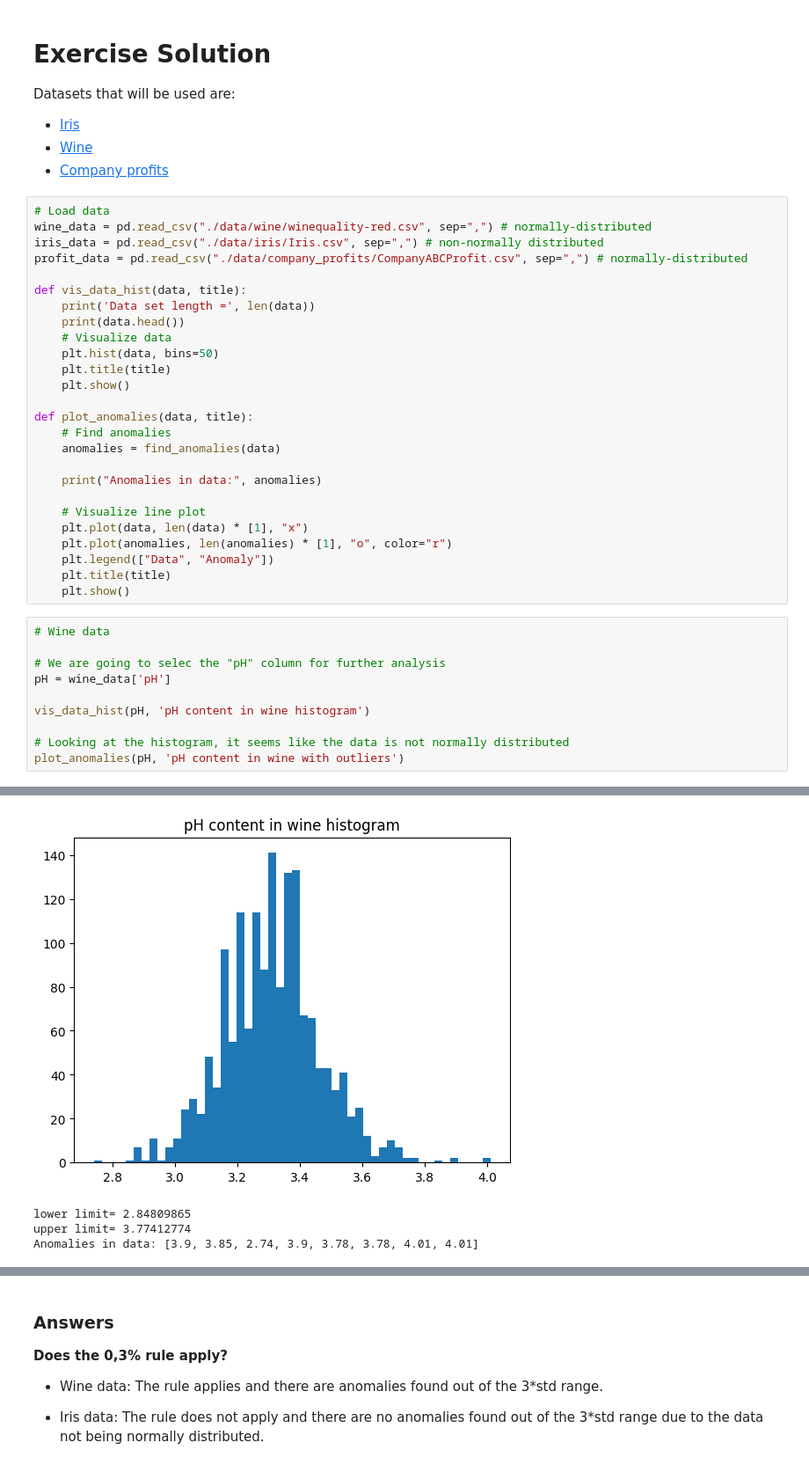
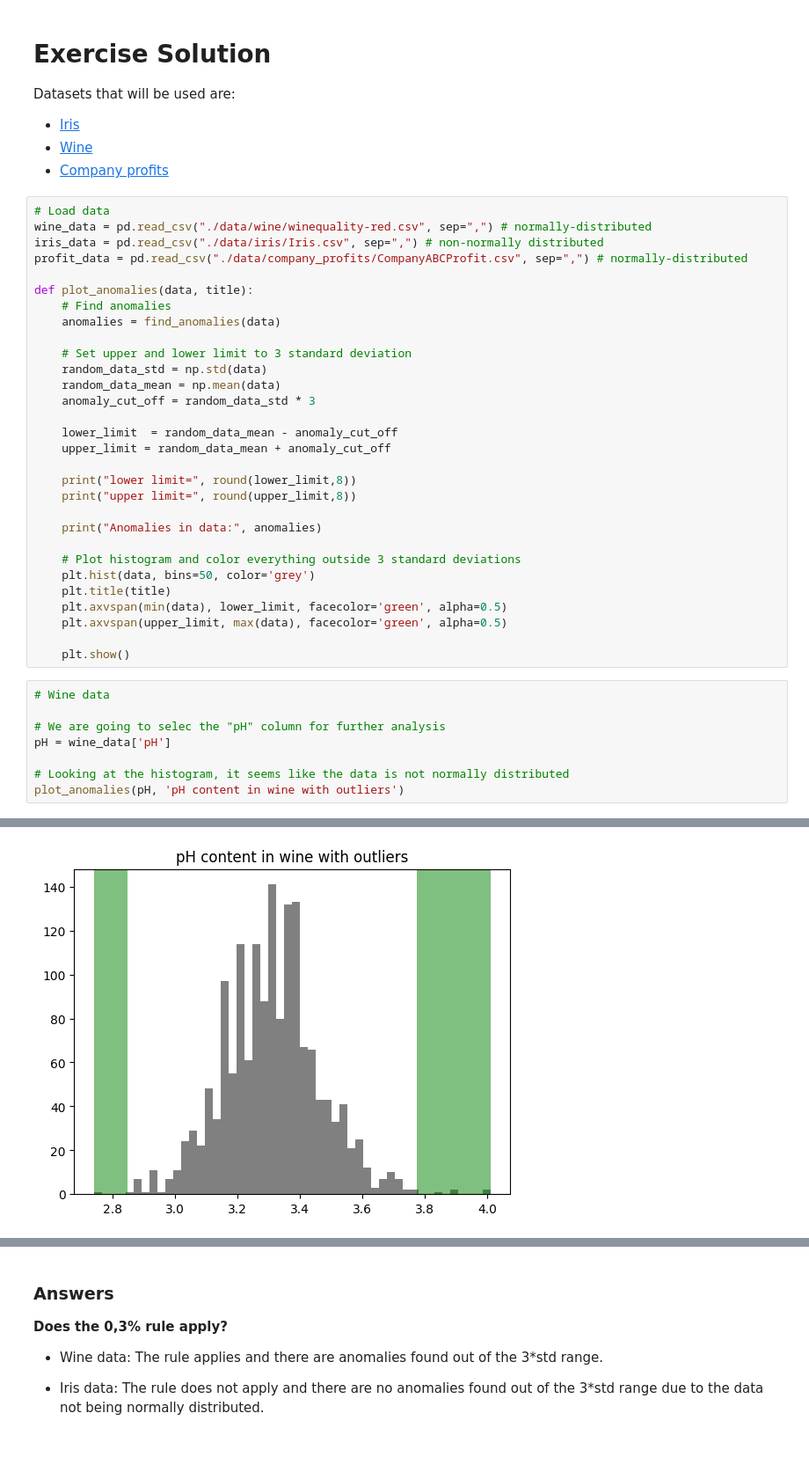
Before and after one commit to MaxHam/AML, a Jupyter notebook: Ex1.StdDev.ipynb, the cells around one changed output, grey strips where cells are left out. Shown: that part at 88% size. Saved outputs shown, nothing was run; the diff lists cells and outputs as text.

```diff
--- a/Ex1.StdDev.ipynb
+++ b/Ex1.StdDev.ipynb
@@ -112,25 +112,29 @@ wine_data = pd.read_csv("./data/wine/winequality-red.csv", sep=",") # normally-d
 iris_data = pd.read_csv("./data/iris/Iris.csv", sep=",") # non-normally distributed
 profit_data = pd.read_csv("./data/company_profits/CompanyABCProfit.csv", sep=",") # normally-distributed
 
-def vis_data_hist(data, title):
-    print('Data set length =', len(data))
-    print(data.head())
-    # Visualize data
-    plt.hist(data, bins=50)
-    plt.title(title)
-    plt.show()
-
 def plot_anomalies(data, title):
     # Find anomalies
     anomalies = find_anomalies(data)
 
+    # Set upper and lower limit to 3 standard deviation
+    random_data_std = np.std(data)
+    random_data_mean = np.mean(data)
+    anomaly_cut_off = random_data_std * 3
+
+    lower_limit  = random_data_mean - anomaly_cut_off
+    upper_limit = random_data_mean + anomaly_cut_off
+
+    print("lower limit=", round(lower_limit,8))
+    print("upper limit=", round(upper_limit,8))
+
     print("Anomalies in data:", anomalies)
 
-    # Visualize line plot
-    plt.plot(data, len(data) * [1], "x")
-    plt.plot(anomalies, len(anomalies) * [1], "o", color="r")
-    plt.legend(["Data", "Anomaly"])
+    # Plot histogram and color everything outside 3 standard deviations
+    plt.hist(data, bins=50, color='grey')
     plt.title(title)
+    plt.axvspan(min(data), lower_limit, facecolor='green', alpha=0.5)
+    plt.axvspan(upper_limit, max(data), facecolor='green', alpha=0.5)
+
     plt.show()
 # %%
 # Wine data
@@ -138,8 +142,6 @@ def plot_anomalies(data, title):
 # We are going to selec the "pH" column for further analysis
 pH = wine_data['pH']
 
-vis_data_hist(pH, 'pH content in wine histogram')
-
 # Looking at the histogram, it seems like the data is not normally distributed
 plot_anomalies(pH, 'pH content in wine with outliers')
 # %% [output]
@@ -153,4 +153 @@ Name: pH, dtype: float64
-[figure, old version]
+[figure, new version]
-lower limit= 2.84809865
-upper limit= 3.77412774
-Anomalies in data: [3.9, 3.85, 2.74, 3.9, 3.78, 3.78, 4.01, 4.01]
```
Also changed, not shown: parts of 3 cells of this notebook, 49 other files.
